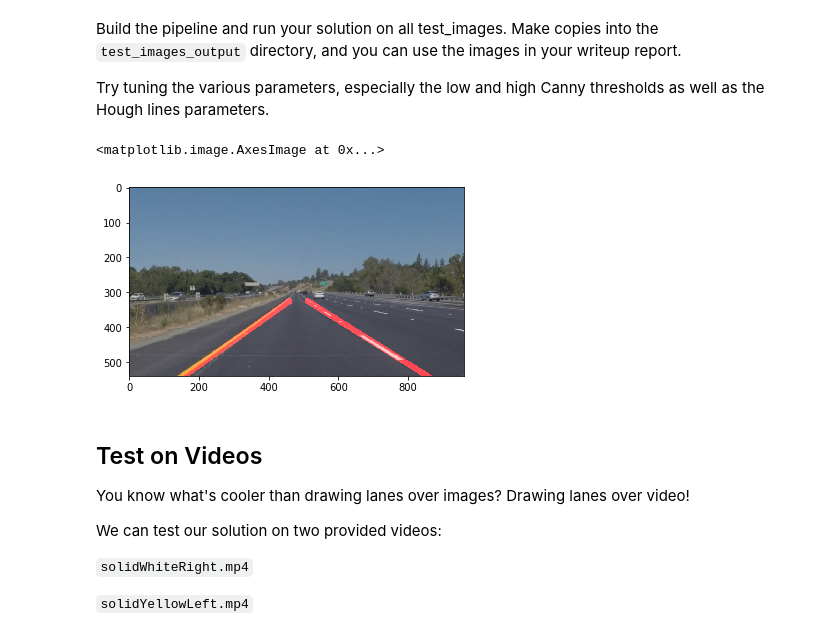
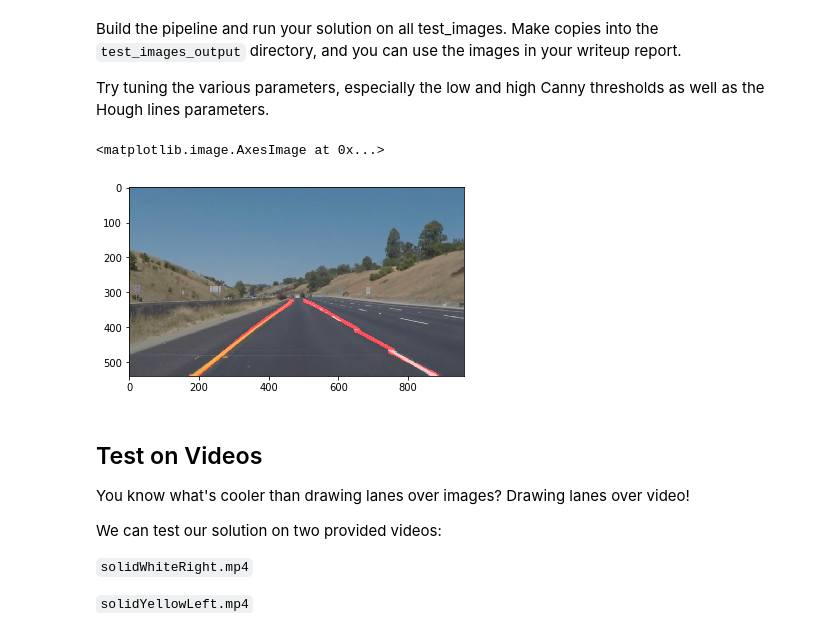
Before and after one commit to pkorivi/Lane_Detection_P1, a Jupyter notebook: P1.ipynb, the cells around one changed output. Cells and saved outputs as stored; diff of their text form; code cells hidden in the pictures.

```diff
--- a/P1.ipynb
+++ b/P1.ipynb
@@ -229,42 +295,42 @@ Try tuning the various parameters, especially the low and high Canny thresholds
 
 
 # Read in and grayscale the image
-image = mpimg.imread('test_images/solidYellowLeft.jpg')
+image = mpimg.imread('test_images/whiteCarLaneSwitch.jpg')
 gray = grayscale(image)
 
 # Define a kernel size and apply Gaussian smoothing
 kernel_size = 5
 blur_gray = gaussian_blur(gray,kernel_size)
 
 # Define our parameters for Canny and apply
 low_threshold = 50
 high_threshold = 150
 edges = canny(blur_gray, low_threshold, high_threshold)
 
 #Masked Image - with region of interest specified in the Quadlrilateral
 vertices = np.array([[(30,560),(430,325), (510, 325),(950,560)]], dtype=np.int32)
 masked_edges = region_of_interest(edges, vertices)
 
 #Hough Lines image
 rho = 1 # distance resolution in pixels of the Hough grid
 theta = np.pi/180 # angular resolution in radians of the Hough grid
-threshold = 7     # minimum number of votes (intersections in Hough grid cell)
-min_line_len = 60 #minimum number of pixels making up a line
-max_line_gap = 30    # maximum gap in pixels between connectable line segments
+threshold = 10     # minimum number of votes (intersections in Hough grid cell)
+min_line_len = 100 #minimum number of pixels making up a line
+max_line_gap = 80    # maximum gap in pixels between connectable line segments
 line_image = hough_lines(masked_edges, rho, theta, threshold, min_line_len, max_line_gap)
 
 
 # Create a "color" binary image to combine with line image
 color_edges = np.dstack((edges, edges, edges))
 
 # Draw the lines on the edge image
 final_image = weighted_img(line_image, image, α=0.8, β=1., λ=0.)
 
 
 plt.imshow(final_image)
 # %% [output]
 <matplotlib.image.AxesImage at 0x...>
-[figure, old version]
+[figure, new version]
 # %% [markdown]
 ## Test on Videos
 
```
Also changed, not shown: parts of 6 cells of this notebook, 3 other files.
